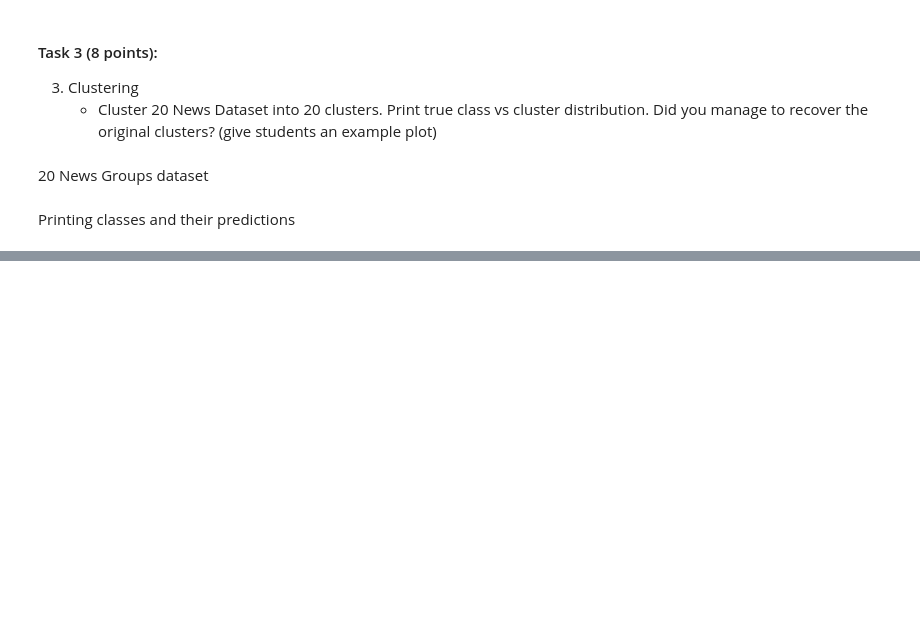
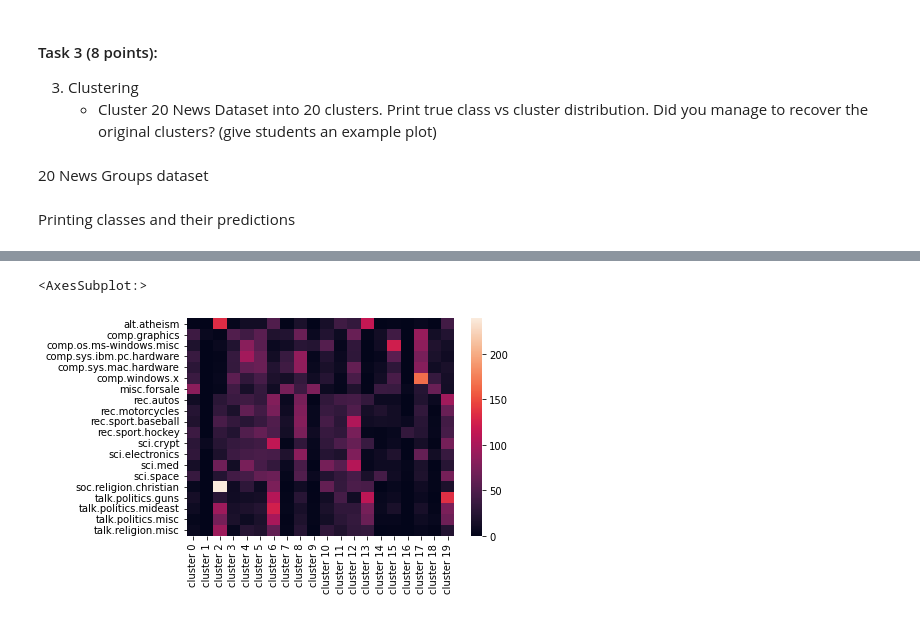
Before and after one commit to Basirulislam/Assignment_2, a Jupyter notebook: Assignment 2.ipynb, the cells around one changed output, grey strips where cells are left out. Saved outputs shown, nothing was run; the diff lists cells and outputs as text; code cells hidden in the pictures; blank space fills up the shorter version.

```diff
--- a/Assignment 2.ipynb
+++ b/Assignment 2.ipynb
@@ -75 +88,5 @@ X_test_scaled = scaler.transform(bunch_test.data)
+# %%
+# we dont need to scale the data since it's already normalized
+X_train = bunch_train.data
+X_test = bunch_test.data
 # %%
@@ -106,0 +125,27 @@ print(score)
+# %%
+# Implement LDA as comparison to kPCA which is suggested as a good model for topic extraction
+# https://scikit-learn.org/stable/auto_examples/applications/plot_topics_extraction_with_nmf_lda.html?fbclid=IwAR1aLSB9D7cp1vr82BIKor0_Okvmm4JrEprIKFNHHjm89EFdgrlW582KzCM#sphx-glr-auto-examples-applications-plot-topics-extraction-with-nmf-lda-py
+from sklearn.decomposition import LatentDirichletAllocation as LDA
+from sklearn.metrics import accuracy_score
+
+n_components = [10,100,500]
+col = ['train', 'test','accuracy']
+score = pd.DataFrame(columns = col, index= n_components)
+
+
+# fit LDA model to 20newsgroupsdata
+for number in range(0, len(n_components)):
+    # keep the first n principal components of the data
+    lda = LDA(n_components=n_components[number])
+
+    lda.fit(X_train)
+    # transform data onto the first n principal components
+    X_train_lda = lda.transform(X_train)
+    X_test_lda = lda.transform(X_test)
+
+    logr_news = LogisticRegression(solver='sag').fit(X_train_lda, y_train)
+    # Calculate scores for both test / train samples
+    score.at[n_components[number],'train'] = round(logr_news.score(X_train_lda, y_train),3)
+    score.at[n_components[number],'test'] = round(logr_news.score(X_test_lda, y_test),3)
+    score.at[n_components[number],'accuracy'] = round(accuracy_score(y_test, logr_news.predict(X_test_lda)),3)
+print(score)
@@ -194,0 +251,6 @@ sn.heatmap(cm, yticklabels=data['target_names'],
+# %%
+kmeans = MiniBatchKMeans(n_clusters=20, n_init=200)
+clusters = kmeans.fit_predict(X_train_lda)
+
+res = list(zip(*np.unique(clusters, return_counts=True)))
+res
@@ -194,0 +278,7 @@ sn.heatmap(cm, yticklabels=data['target_names'],
+# %%
+cm = confusion_matrix(Y, clusters)
+sn.heatmap(cm, yticklabels=data['target_names'],
+           xticklabels=["cluster {}".format(i) for i in range(20)])
+# %% [output]
+<AxesSubplot:>
+[figure, added]
```
Also changed, not shown: parts of 21 cells of this notebook.
